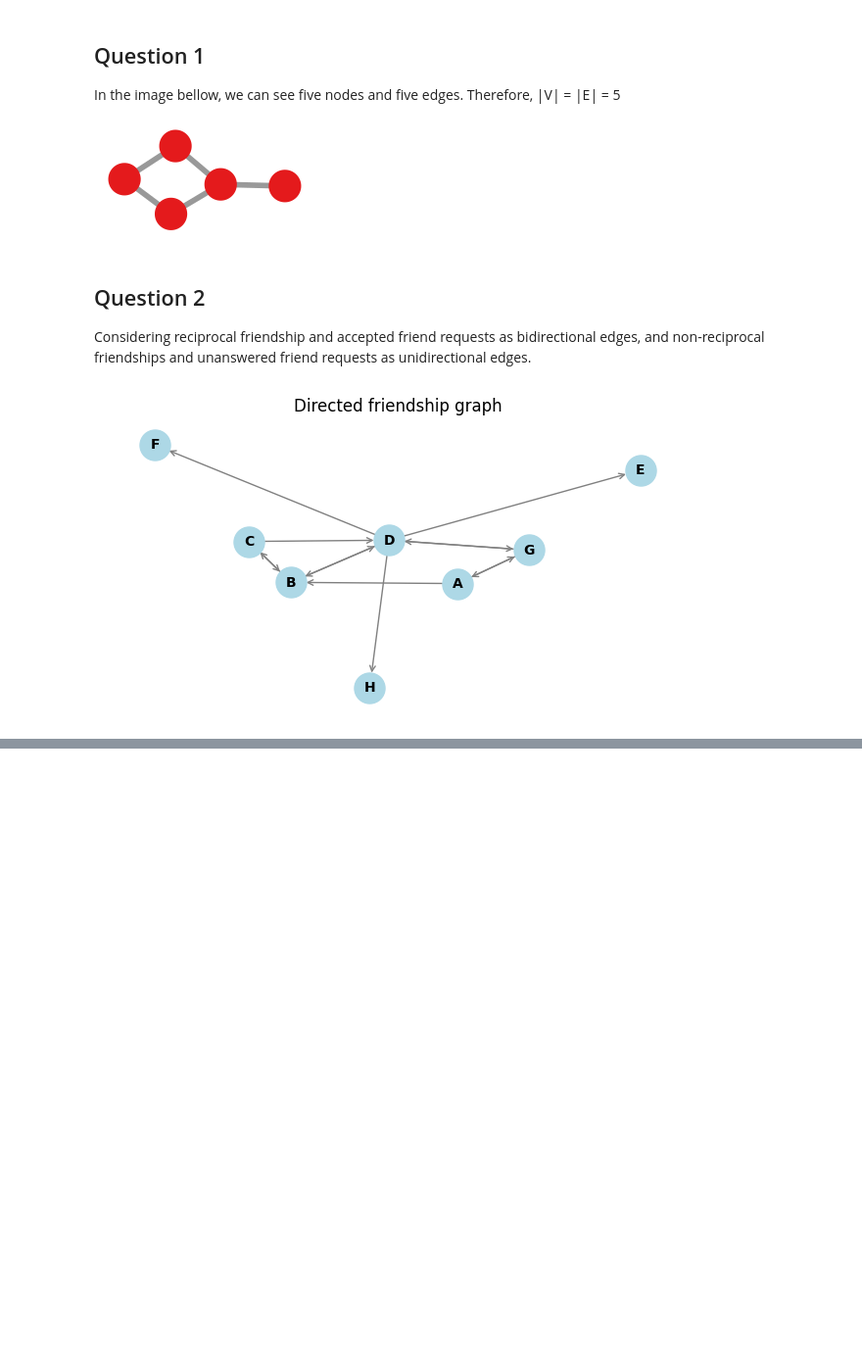
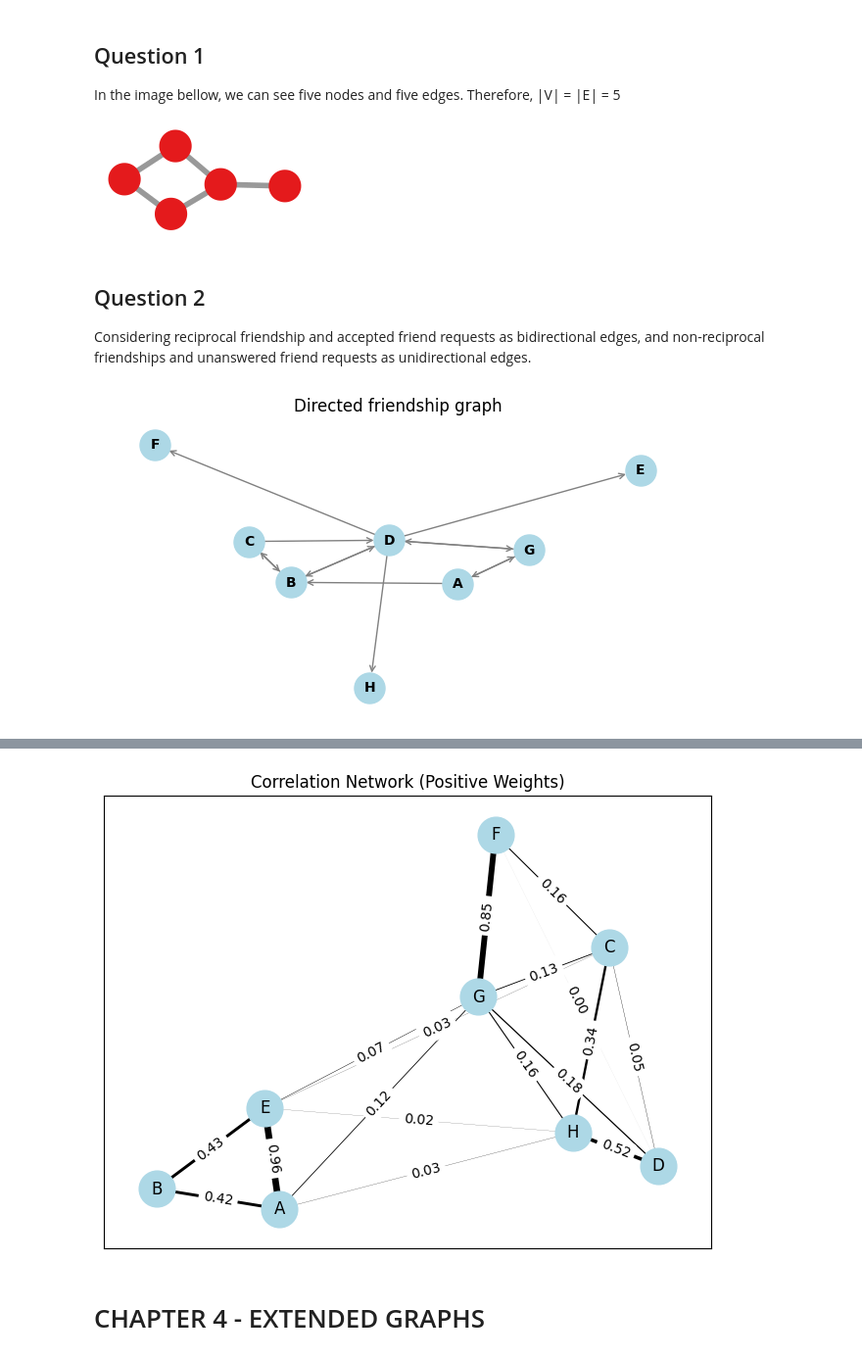
Before and after one commit to igorservo159/ads2-ufrn, a Jupyter notebook: U1T1/answers.ipynb, the cells around one changed output, grey strips where cells are left out. Shown at 98% size. Drawn from its saved outputs; the diff is of its cells as text; code cells hidden in the pictures; blank space fills up the shorter version.

```diff
--- a/U1T1/answers.ipynb
+++ b/U1T1/answers.ipynb
@@ -232,0 +277,73 @@ plt.show()
+# %%
+import numpy as np
+import pandas as pd
+import networkx as nx
+import matplotlib.pyplot as plt
+
+# Dados fornecidos (você pode substituir com os dados reais do arquivo se necessário)
+data = np.array([
+    [1, 6, 1, 1, 1, 3, 1, 1],
+    [1, 4, 4, 6, 1, 5, 3, 7],
+    [1, 4, 4, 6, 1, 5, 7, 8],
+    [1, 4, 6, 8, 1, 7, 8, 4],
+    [1, 5, 7, 7, 2, 0, 0, 5],
+    [2, 2, 5, 7, 2, 9, 9, 5],
+    [3, 6, 7, 0, 3, 7, 6, 4],
+    [4, 6, 9, 5, 3, 3, 3, 7],
+    [4, 4, 8, 4, 4, 2, 3, 5],
+    [3, 6, 7, 3, 5, 0, 3, 5],
+    [5, 4, 7, 2, 5, 8, 7, 5],
+    [6, 6, 9, 4, 6, 8, 7, 4],
+    [7, 4, 7, 5, 7, 4, 5, 7],
+    [8, 6, 0, 2, 7, 2, 4, 3],
+    [9, 7, 3, 9, 8, 3, 5, 6]
+])
+
+# Nome das colunas
+columns = ['A', 'B', 'C', 'D', 'E', 'F', 'G', 'H']
+
+# Passo 1: Converter dados em um DataFrame
+df = pd.DataFrame(data, columns=columns)
+
+# Passo 2: Calcular a matriz de correlação
+correlation_matrix = df.corr()
+
+# Passo 3: Criar o grafo usando apenas correlações positivas
+G = nx.Graph()
+
+# Adicionar nós (as colunas do DataFrame)
+G.add_nodes_from(columns)
+
+# Adicionar arestas com correlação positiva e ignorar os loops
+for i in range(len(columns)):
+    for j in range(i + 1, len(columns)):  # Para evitar os loops
+        corr_value = correlation_matrix.iloc[i, j]
+        if corr_value > 0:  # Desenhar apenas correlações positivas
+            G.add_edge(columns[i], columns[j], weight=corr_value)
+
+# Passo 4: Desenhar a rede de correlação
+pos = nx.spring_layout(G)  # Layout para a visualização da rede
+plt.figure(figsize=(8, 6))
+
+# Desenhar os nós
+nx.draw_networkx_nodes(G, pos, node_size=700, node_color='lightblue')
+
+# Desenhar as arestas com espessura proporcional ao peso
+edges = G.edges(data=True)
+weights = [d['weight'] * 5 for (u, v, d) in edges]  # Multiplicado para ajustar a espessura
+nx.draw_networkx_edges(G, pos, edgelist=edges, width=weights)
+
+# Desenhar os rótulos dos nós
+nx.draw_networkx_labels(G, pos, font_size=12, font_color='black')
+
+# Desenhar os rótulos das arestas (correlações)
+edge_labels = {(u, v): f"{d['weight']:.2f}" for u, v, d in edges}
+nx.draw_networkx_edge_labels(G, pos, edge_labels=edge_labels)
+
+# Exibir a rede de correlação
+plt.title("Correlation Network (Positive Weights)")
+plt.show()
+# %% [output]
+[figure, added]
+# %% [markdown]
+# CHAPTER 4 - EXTENDED GRAPHS
```
Also changed, not shown: parts of 7 cells of this notebook.
